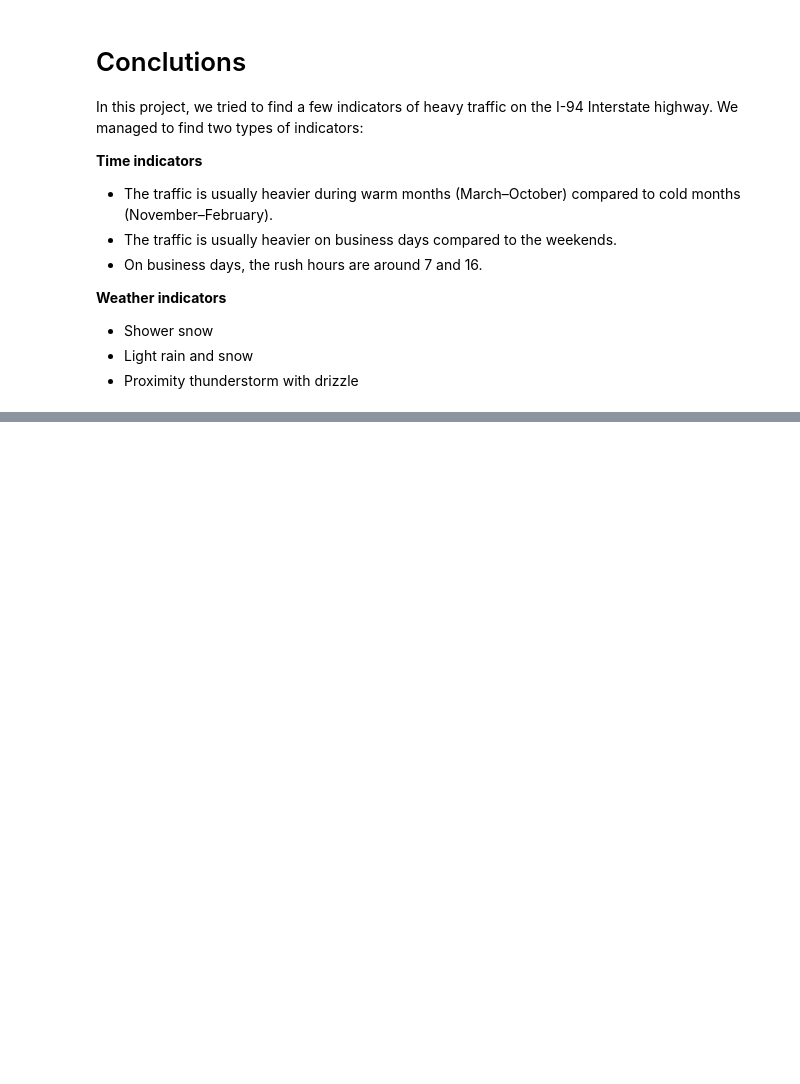
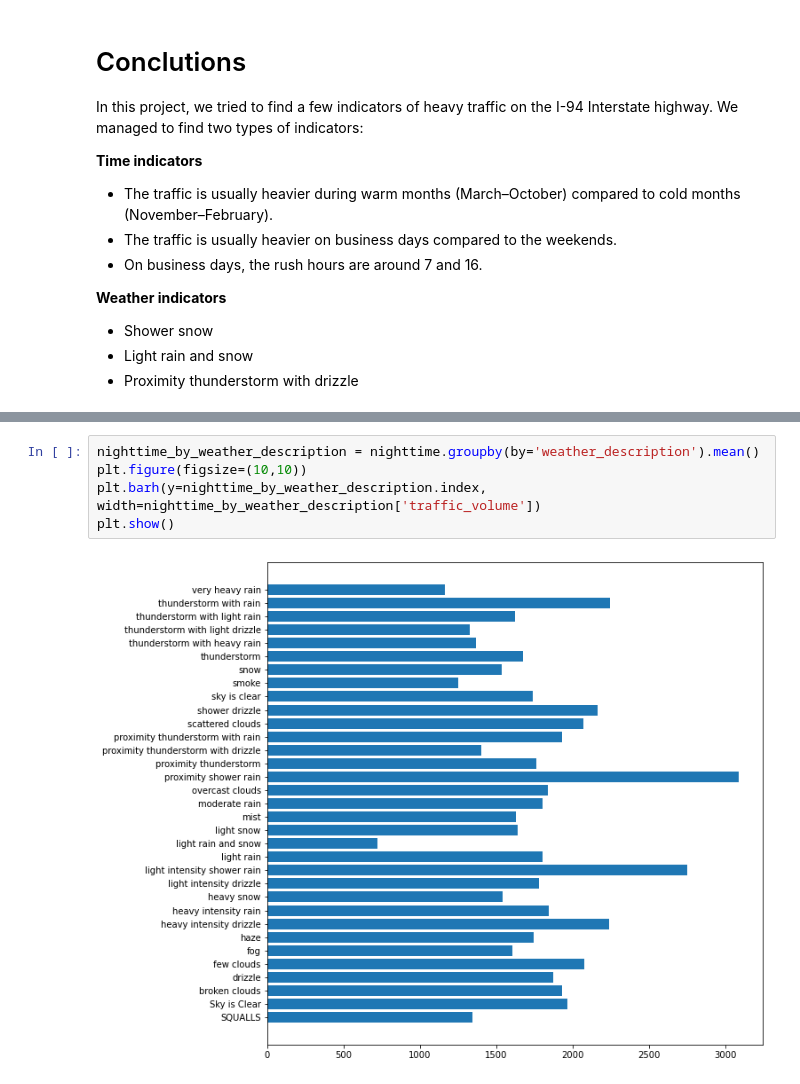
Before and after one commit to aguirredaniel/dataquest-projects, a Jupyter notebook: Finding_Heavy_Traffic_Indicators_I-94/Finding Heavy Traffic Indicators on I-94.ipynb, the cells around one changed output, grey strips where cells are left out. Drawn from its saved outputs; the diff is of its cells as text; blank space fills up the shorter version.

```diff
--- a/Finding_Heavy_Traffic_Indicators_I-94/Finding Heavy Traffic Indicators on I-94.ipynb
+++ b/Finding_Heavy_Traffic_Indicators_I-94/Finding Heavy Traffic Indicators on I-94.ipynb
@@ -446,0 +518,7 @@ In this project, we tried to find a few indicators of heavy traffic on the I-94
+# %%
+nighttime_by_weather_description = nighttime.groupby(by='weather_description').mean()
+plt.figure(figsize=(10,10))
+plt.barh(y=nighttime_by_weather_description.index, width=nighttime_by_weather_description['traffic_volume'])
+plt.show()
+# %% [output]
+[figure, added]
```
Also changed, not shown: parts of 19 cells of this notebook.
